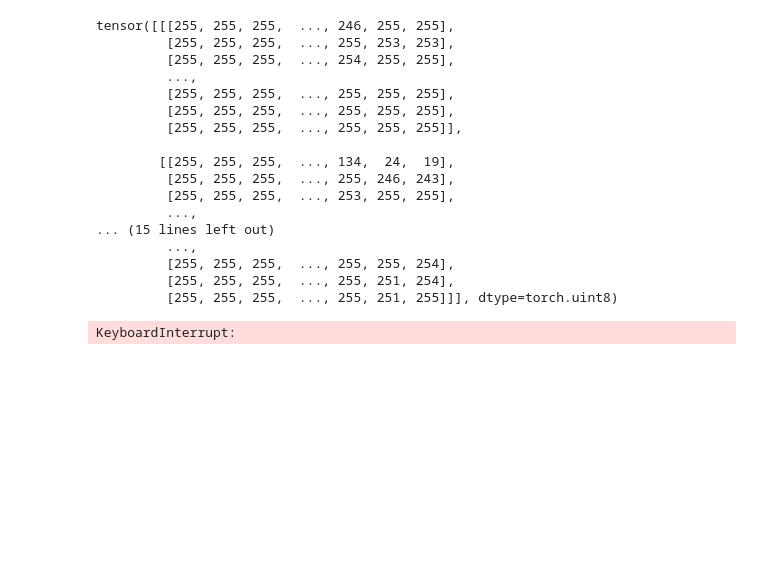
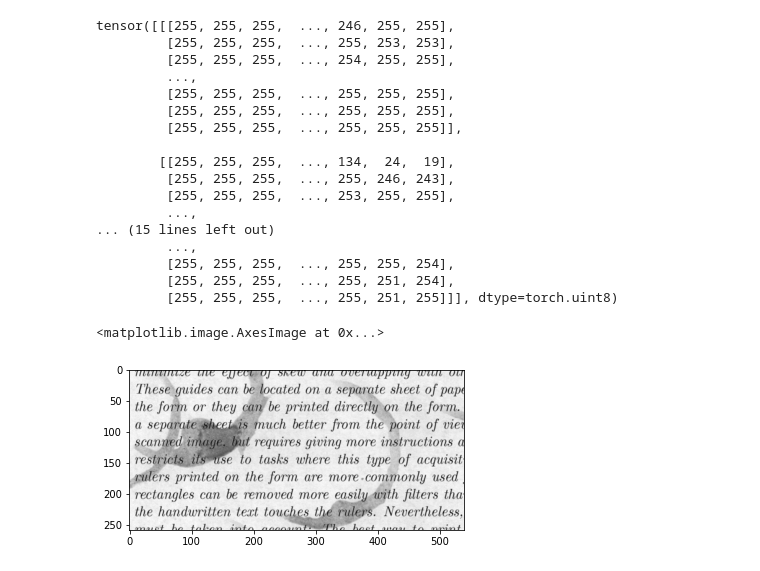
Before and after one commit to jimzers/denoising-docs, a Jupyter notebook: autoencoder_denoising.ipynb, the cells around one changed output. Cells and saved outputs as stored; diff of their text form; code cells hidden in the pictures; blank space fills up the shorter version.

```diff
--- a/autoencoder_denoising.ipynb
+++ b/autoencoder_denoising.ipynb
@@ -150,7 +150,7 @@ class ToTensor(object):
     """convert ndarrays in sample to Tensors"""
 
     def __call__(self, sample):
-        clean_img, dirty_img = np.float32(sample['dirty_img']), np.float32(sample['clean_img'])
+        dirty_img, clean_img = np.float32(sample['dirty_img']), np.float32(sample['clean_img'])
 
         return {'dirty_img': torch.from_numpy(dirty_img).unsqueeze(0), 'clean_img': torch.from_numpy(clean_img).unsqueeze(0)}
 # %%
@@ -176,6 +176,7 @@ class DocumentsDataset(Dataset):
         clean_path = os.path.join(self.clean_dir, img_name)
         dirty_img = cv2.imread(dirty_path, 0)
         clean_img = cv2.imread(clean_path, 0)
+
 #         dirty_img = Image.open(dirty_path)
 #         clean_img = Image.open(clean_path)
 
@@ -195,6 +196,7 @@ class DocumentsDataset(Dataset):
         if self.transform:
             transformed = self.transform({'dirty_img': dirty_img, 'clean_img': clean_img})
             dirty_img, clean_img = transformed['dirty_img'], transformed['clean_img']
+        clean_img = clean_img / 255.0
         return dirty_img, clean_img
 # %%
 type(cv2.imread('./data/train/101.png', 0))
@@ -302,12 +304,12 @@ class AutoEncoder(nn.Module):
         x = self.sigmoid6(x)
         return x
 # %%
-# params = {'batch_size': 16,
+params = {'batch_size': 16,
+          'shuffle': True,
+          'num_workers': 10}
+# params = {'batch_size': 4,
 #           'shuffle': True,
-#           'num_workers': 10}
-params = {'batch_size': 4,
-          'shuffle': True,
-          'num_workers': 0}
+#           'num_workers': 0}
 max_epochs = 200
 trans = transforms.Compose([RandomCrop((258, 540)), ToTensor()])
 
@@ -405,8 +407,8 @@ for epoch in range(max_epochs):
 
         # forward pass
         outputs = model(local_dirty)
-        print('outputs')
-        print(outputs.shape)
+#         print('outputs')
+#         print(outputs.shape)
 
         # loss
         loss = torch.sqrt(criterion(outputs, local_clean))
@@ -416,9 +418,9 @@ for epoch in range(max_epochs):
         optimizer.step()
 
         running_loss += loss.item()
-        if i % 50 == 49: # i % print_every_n == print_every_n - 1
+        if i % 10 == 9: # i % print_every_n == print_every_n - 1
             print('[%d, %5d] loss: %.3f' %
-                  (epoch + 1, i + 1, running_loss / 50)) # replace denom with print_every_n
+                  (epoch + 1, i + 1, running_loss / 10)) # replace denom with print_every_n
             running_loss = 0.0
 
 #     # validation
@@ -429,5 +431,11 @@ for epoch in range(max_epochs):
 
 #         # model computation
 #         ...
-# %% [output]
-KeyboardInterrupt:
+# %%
+dataiter = iter(training_generator)
+dirty1, clean1 = dataiter.next()
+# %%
+plt.imshow(dirty1[0][0], cmap='gray')
+# %% [output]
+<matplotlib.image.AxesImage at 0x...>
+[figure, added]
```
Also changed, not shown: parts of 11 cells of this notebook.
